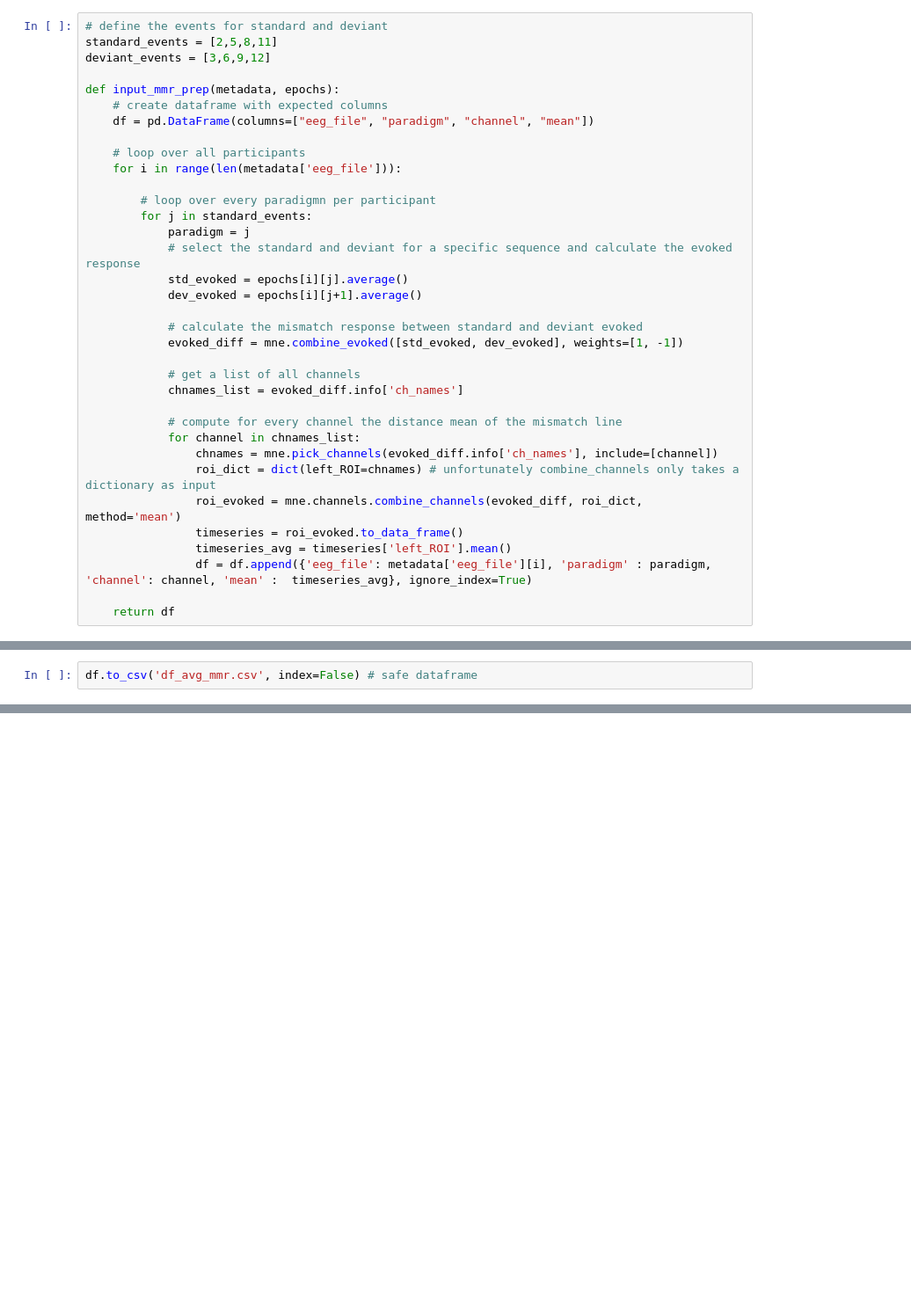
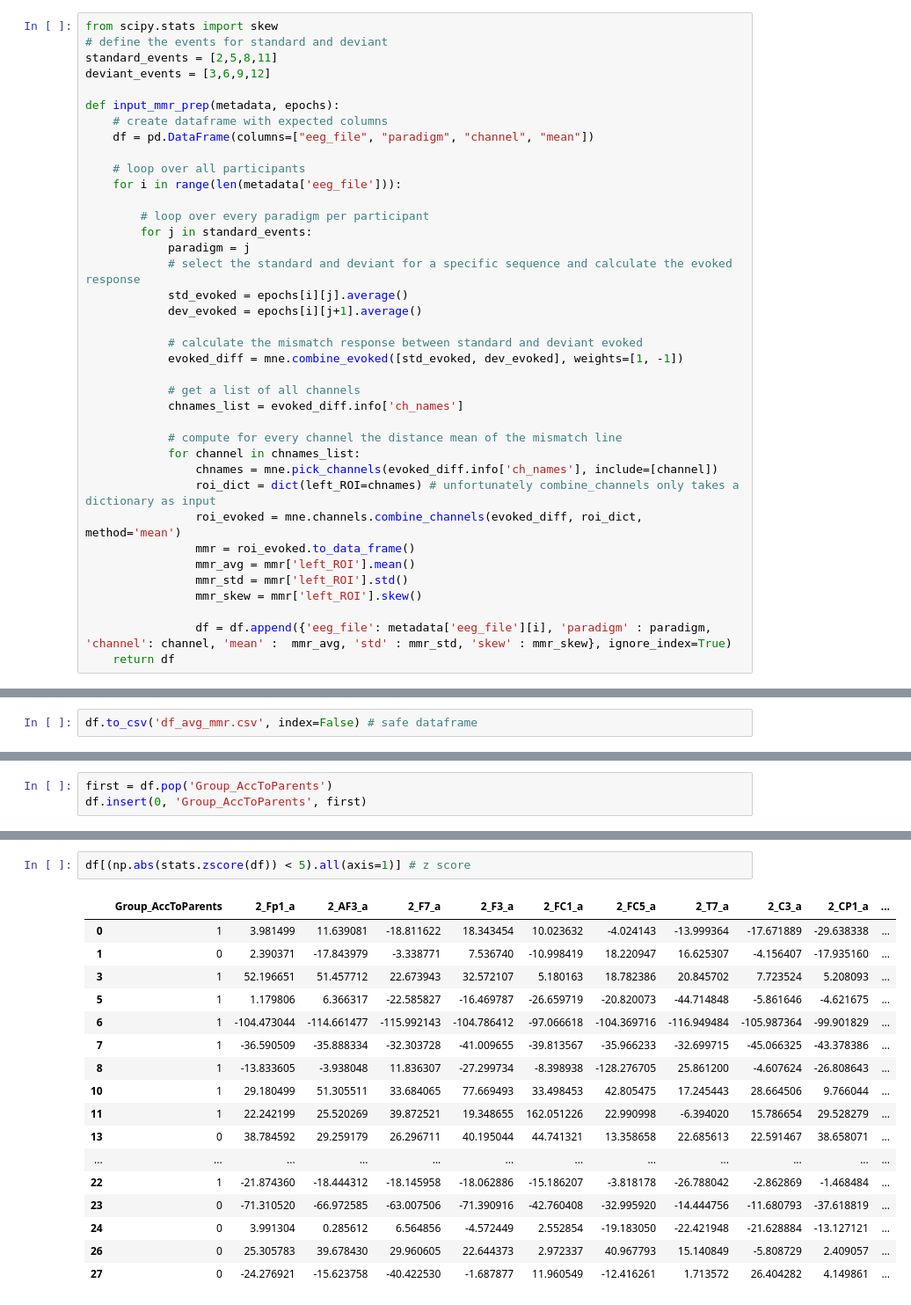
Before and after one commit to eegyolk-ai/eegyolk, a Jupyter notebook: dyslexiaprediction_nadine/Input_mmr_prep.ipynb, the cells around one changed output, grey strips where cells are left out. Shown at 88% size. Cells and saved outputs as stored; diff of their text form; blank space fills up the shorter version.

```diff
--- a/dyslexiaprediction_nadine/Input_mmr_prep.ipynb
+++ b/dyslexiaprediction_nadine/Input_mmr_prep.ipynb
@@ -81,6 +82,7 @@ No baseline correction applied
 # %% [markdown]
 The function below needs `metadata`, the loaded `epochs` and the definition of the standard and deviant events as input. You should define your standard and deviant events as an array. In the function `input_mmr_prep` it's important to know that the assumption is made that the deviant follows after a standard event. Therefore the deviant belonging to the standard is the  standard event number + 1. Make sure your events are numbered like this, else the function won't calculate the mismatch response.
 # %%
+from scipy.stats import skew
 # define the events for standard and deviant
 standard_events = [2,5,8,11]
 deviant_events = [3,6,9,12]
@@ -92,7 +94,7 @@ def input_mmr_prep(metadata, epochs):
     # loop over all participants
     for i in range(len(metadata['eeg_file'])):
 
-        # loop over every paradigmn per participant
+        # loop over every paradigm per participant
         for j in standard_events:
             paradigm = j
             # select the standard and deviant for a specific sequence and calculate the evoked response
@@ -110,10 +112,12 @@ def input_mmr_prep(metadata, epochs):
                 chnames = mne.pick_channels(evoked_diff.info['ch_names'], include=[channel])
                 roi_dict = dict(left_ROI=chnames) # unfortunately combine_channels only takes a dictionary as input
                 roi_evoked = mne.channels.combine_channels(evoked_diff, roi_dict, method='mean')
-                timeseries = roi_evoked.to_data_frame()
-                timeseries_avg = timeseries['left_ROI'].mean()
-                df = df.append({'eeg_file': metadata['eeg_file'][i], 'paradigm' : paradigm, 'channel': channel, 'mean' :  timeseries_avg}, ignore_index=True)
+                mmr = roi_evoked.to_data_frame()
+                mmr_avg = mmr['left_ROI'].mean()
+                mmr_std = mmr['left_ROI'].std()
+                mmr_skew = mmr['left_ROI'].skew()
 
+                df = df.append({'eeg_file': metadata['eeg_file'][i], 'paradigm' : paradigm, 'channel': channel, 'mean' :  mmr_avg, 'std' : mmr_std, 'skew' : mmr_skew}, ignore_index=True)
     return df
 # %%
 df = input_mmr_prep(metadata, epochs)
@@ -199,0 +190,3 @@ df.to_csv('df_avg_mmr.csv', index=False) # safe dataframe
+# %%
+first = df.pop('Group_AccToParents')
+df.insert(0, 'Group_AccToParents', first)
@@ -199,0 +214,20 @@ df.to_csv('df_avg_mmr.csv', index=False) # safe dataframe
+# %%
+df[(np.abs(stats.zscore(df)) < 5).all(axis=1)] # z score
+# %% [output]
+|  | Group_AccToParents | 2_Fp1_a | 2_AF3_a | 2_F7_a | 2_F3_a | 2_FC1_a | 2_FC5_a | 2_T7_a | 2_C3_a | 2_CP1_a | ... |
+| 0 | 1 | 3.981499 | 11.639081 | -18.811622 | 18.343454 | 10.023632 | -4.024143 | -13.999364 | -17.671889 | -29.638338 | ... |
+| 1 | 0 | 2.390371 | -17.843979 | -3.338771 | 7.536740 | -10.998419 | 18.220947 | 16.625307 | -4.156407 | -17.935160 | ... |
+| 3 | 1 | 52.196651 | 51.457712 | 22.673943 | 32.572107 | 5.180163 | 18.782386 | 20.845702 | 7.723524 | 5.208093 | ... |
+| 5 | 1 | 1.179806 | 6.366317 | -22.585827 | -16.469787 | -26.659719 | -20.820073 | -44.714848 | -5.861646 | -4.621675 | ... |
+| 6 | 1 | -104.473044 | -114.661477 | -115.992143 | -104.786412 | -97.066618 | -104.369716 | -116.949484 | -105.987364 | -99.901829 | ... |
+| 7 | 1 | -36.590509 | -35.888334 | -32.303728 | -41.009655 | -39.813567 | -35.966233 | -32.699715 | -45.066325 | -43.378386 | ... |
+| 8 | 1 | -13.833605 | -3.938048 | 11.836307 | -27.299734 | -8.398938 | -128.276705 | 25.861200 | -4.607624 | -26.808643 | ... |
+| 10 | 1 | 29.180499 | 51.305511 | 33.684065 | 77.669493 | 33.498453 | 42.805475 | 17.245443 | 28.664506 | 9.766044 | ... |
+| 11 | 1 | 22.242199 | 25.520269 | 39.872521 | 19.348655 | 162.051226 | 22.990998 | -6.394020 | 15.786654 | 29.528279 | ... |
+| 13 | 0 | 38.784592 | 29.259179 | 26.296711 | 40.195044 | 44.741321 | 13.358658 | 22.685613 | 22.591467 | 38.658071 | ... |
+| ... | ... | ... | ... | ... | ... | ... | ... | ... | ... | ... | ... |
+| 22 | 1 | -21.874360 | -18.444312 | -18.145958 | -18.062886 | -15.186207 | -3.818178 | -26.788042 | -2.862869 | -1.468484 | ... |
+| 23 | 0 | -71.310520 | -66.972585 | -63.007506 | -71.390916 | -42.760408 | -32.995920 | -14.444756 | -11.680793 | -37.618819 | ... |
+| 24 | 0 | 3.991304 | 0.285612 | 6.564856 | -4.572449 | 2.552854 | -19.183050 | -22.421948 | -21.628884 | -13.127121 | ... |
+| 26 | 0 | 25.305783 | 39.678430 | 29.960605 | 22.644373 | 2.972337 | 40.967793 | 15.140849 | -5.808729 | 2.409057 | ... |
+| 27 | 0 | -24.276921 | -15.623758 | -40.422530 | -1.687877 | 11.960549 | -12.416261 | 1.713572 | 26.404282 | 4.149861 | ... |
```
Also changed, not shown: parts of 8 cells of this notebook, 2 other files.
